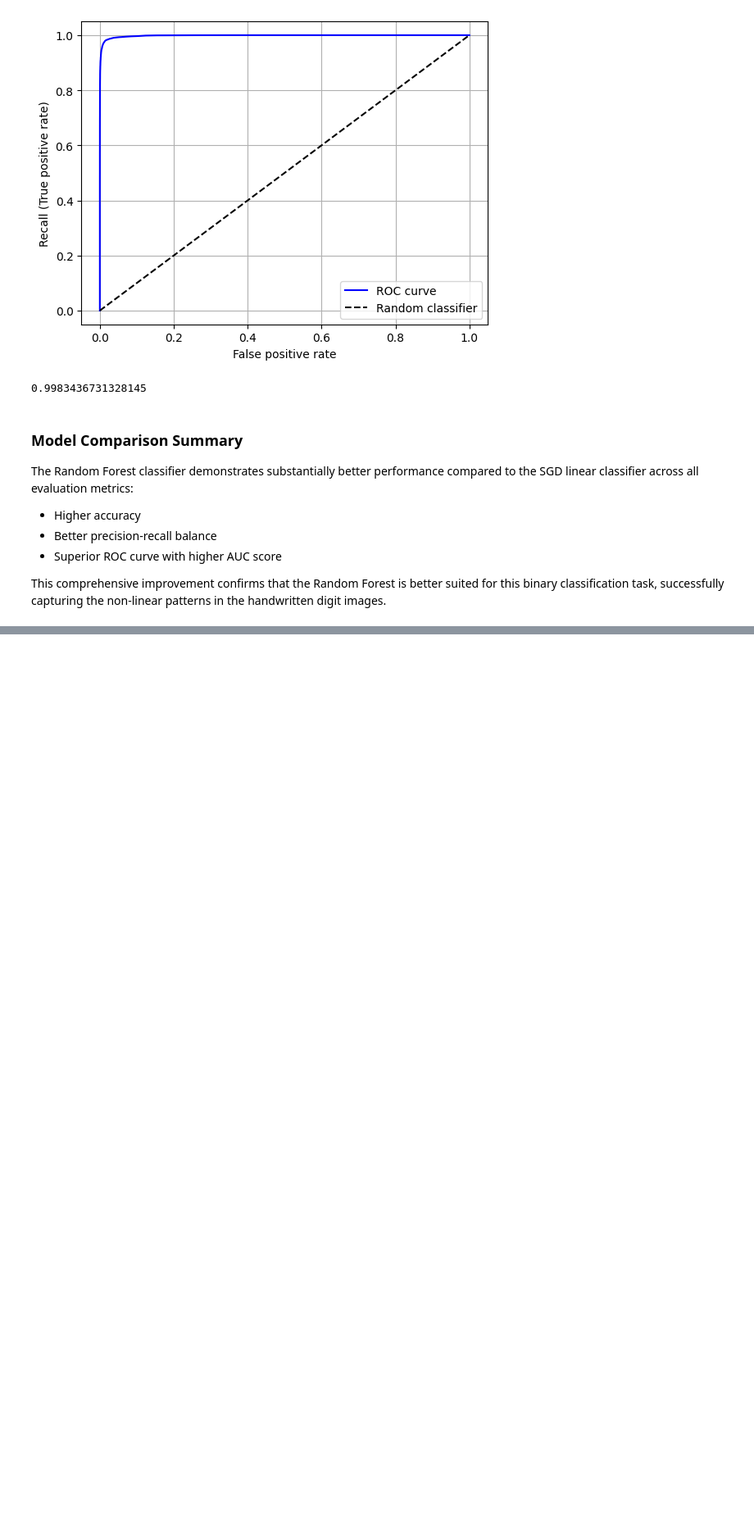
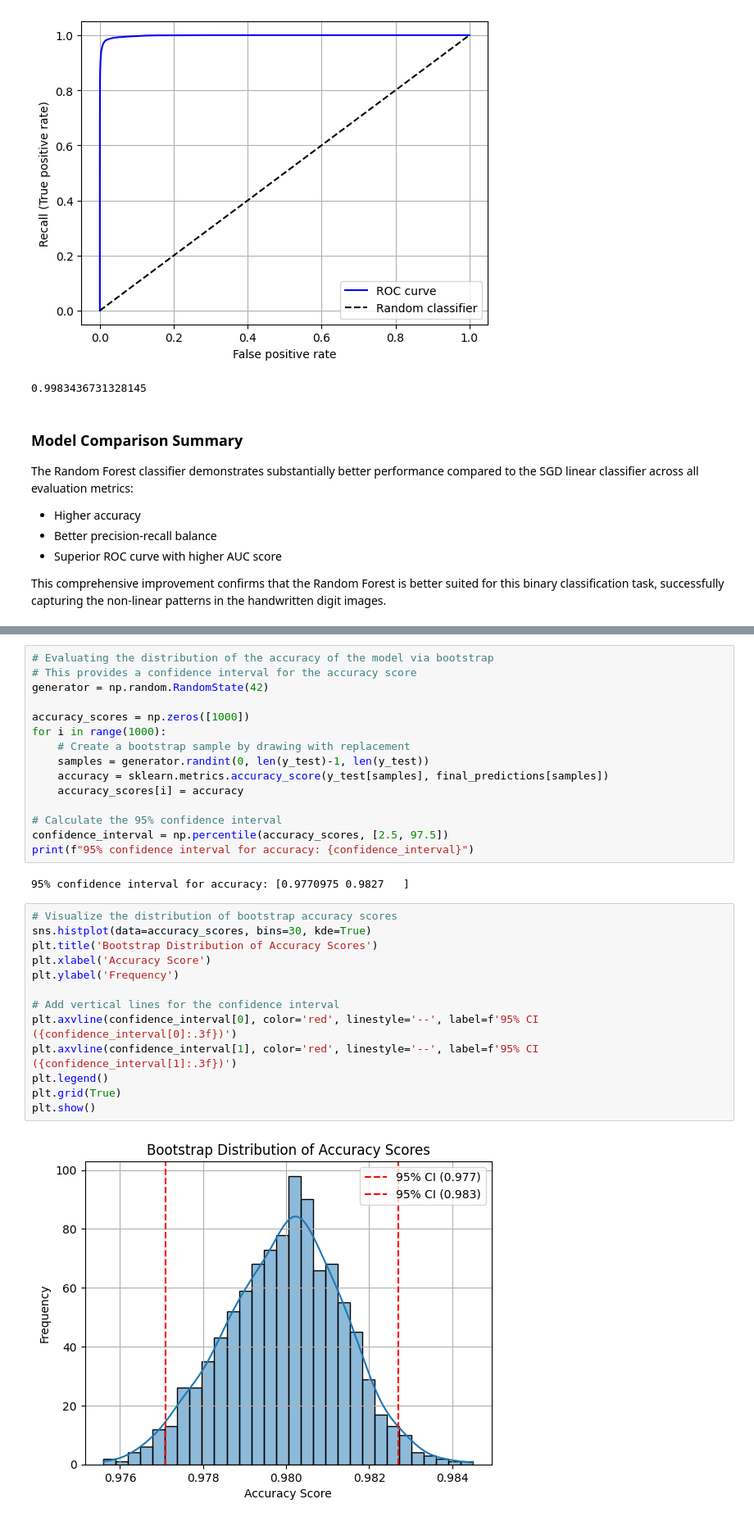
Before and after one commit to nescuderor/Personal_portfolio, a Jupyter notebook: 05_Projects/02_MNIST.ipynb, the cells around one changed output, grey strips where cells are left out. Shown at 82% size. Saved outputs shown, nothing was run; the diff lists cells and outputs as text; blank space fills up the shorter version.

```diff
--- a/05_Projects/02_MNIST.ipynb
+++ b/05_Projects/02_MNIST.ipynb
@@ -459,0 +643,32 @@ pd.Series(svm_results).describe()
+# %%
+# Evaluating the distribution of the accuracy of the model via bootstrap
+# This provides a confidence interval for the accuracy score
+generator = np.random.RandomState(42)
+
+accuracy_scores = np.zeros([1000])
+for i in range(1000):
+    # Create a bootstrap sample by drawing with replacement
+    samples = generator.randint(0, len(y_test)-1, len(y_test))
+    accuracy = sklearn.metrics.accuracy_score(y_test[samples], final_predictions[samples])
+    accuracy_scores[i] = accuracy
+
+# Calculate the 95% confidence interval
+confidence_interval = np.percentile(accuracy_scores, [2.5, 97.5])
+print(f"95% confidence interval for accuracy: {confidence_interval}")
+# %% [output]
+95% confidence interval for accuracy: [0.9770975 0.9827   ]
+# %%
+# Visualize the distribution of bootstrap accuracy scores
+sns.histplot(data=accuracy_scores, bins=30, kde=True)
+plt.title('Bootstrap Distribution of Accuracy Scores')
+plt.xlabel('Accuracy Score')
+plt.ylabel('Frequency')
+
+# Add vertical lines for the confidence interval
+plt.axvline(confidence_interval[0], color='red', linestyle='--', label=f'95% CI ({confidence_interval[0]:.3f})')
+plt.axvline(confidence_interval[1], color='red', linestyle='--', label=f'95% CI ({confidence_interval[1]:.3f})')
+plt.legend()
+plt.grid(True)
+plt.show()
+# %% [output]
+[figure, added]
```
Also changed, not shown: parts of 34 cells of this notebook.
